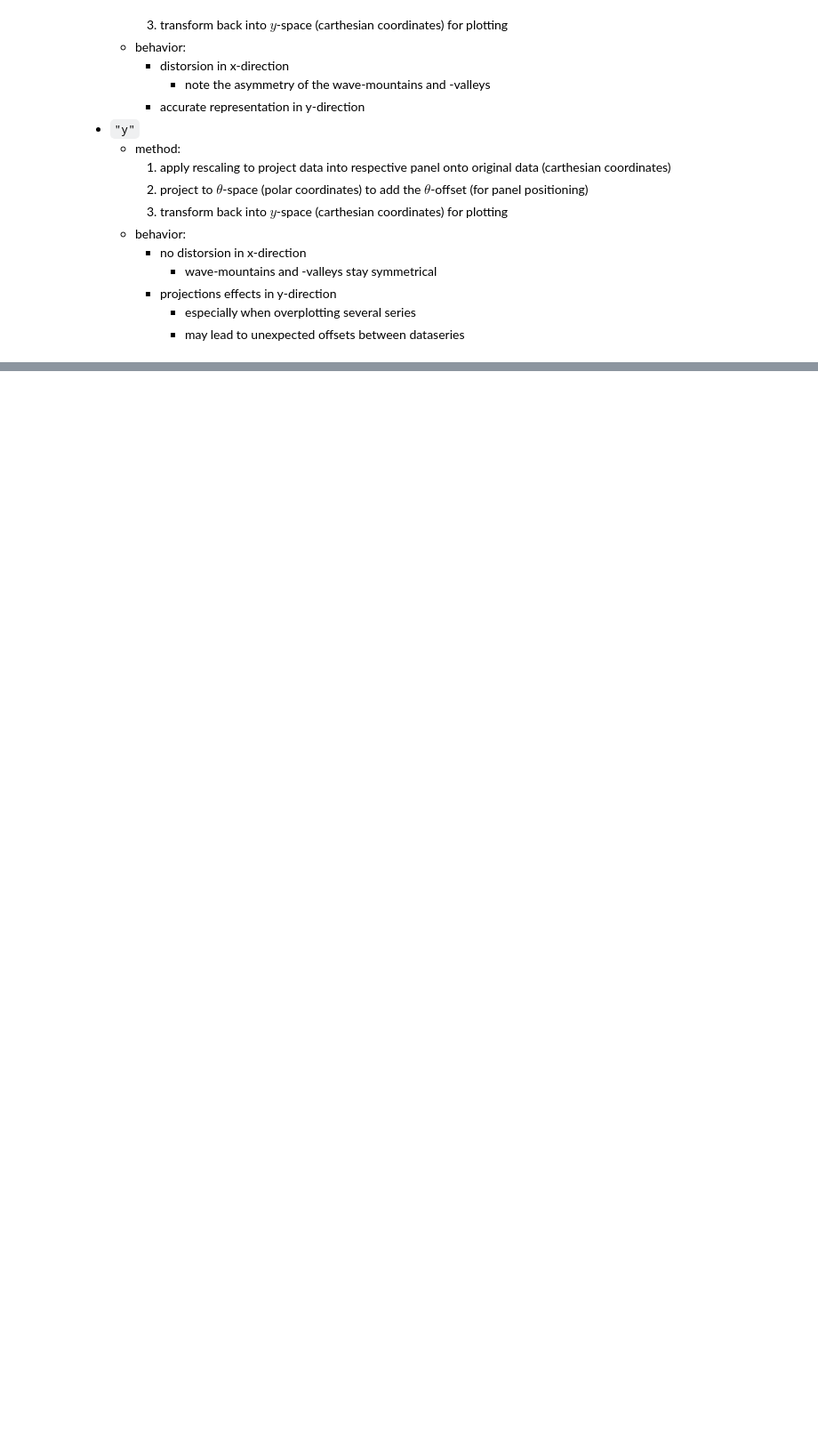
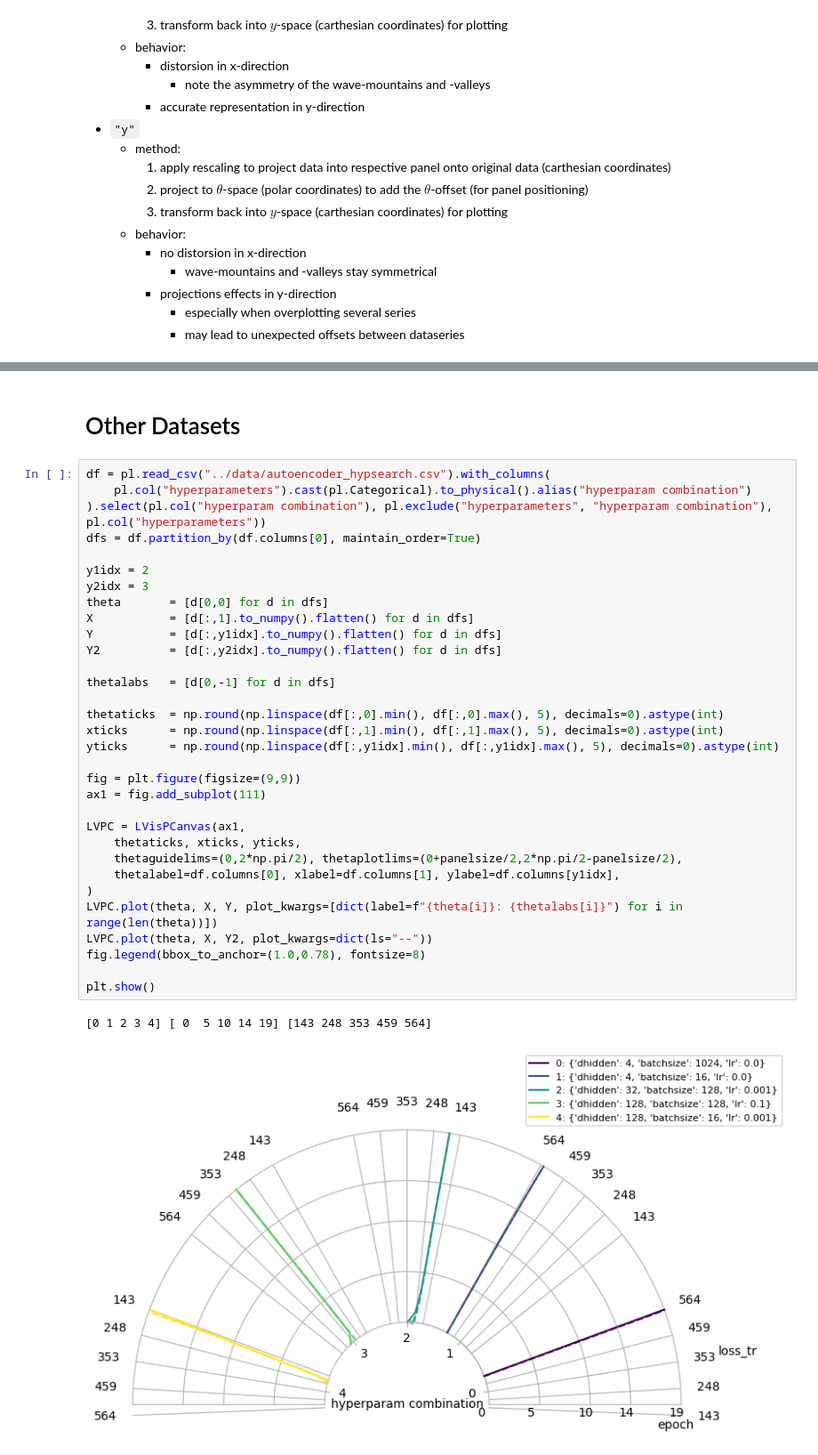
Before and after one commit to TheRedElement/LStein, a Jupyter notebook: src_py_demo/LVisP_demo.ipynb, the cells around one changed output, grey strips where cells are left out. Shown at 89% size. Cells and saved outputs as stored; diff of their text form; blank space fills up the shorter version.

Commit message:
added example of applying to different data (learning curve)

```diff
--- a/src_py_demo/LVisP_demo.ipynb
+++ b/src_py_demo/LVisP_demo.ipynb
@@ -267,0 +268,37 @@ plt.show()
+# %% [markdown]
+# Other Datasets
+# %%
+df = pl.read_csv("../data/autoencoder_hypsearch.csv").with_columns(
+    pl.col("hyperparameters").cast(pl.Categorical).to_physical().alias("hyperparam combination")
+).select(pl.col("hyperparam combination"), pl.exclude("hyperparameters", "hyperparam combination"), pl.col("hyperparameters"))
+dfs = df.partition_by(df.columns[0], maintain_order=True)
+
+y1idx = 2
+y2idx = 3
+theta       = [d[0,0] for d in dfs]
+X           = [d[:,1].to_numpy().flatten() for d in dfs]
+Y           = [d[:,y1idx].to_numpy().flatten() for d in dfs]
+Y2          = [d[:,y2idx].to_numpy().flatten() for d in dfs]
+
+thetalabs   = [d[0,-1] for d in dfs]
+
+thetaticks  = np.round(np.linspace(df[:,0].min(), df[:,0].max(), 5), decimals=0).astype(int)
+xticks      = np.round(np.linspace(df[:,1].min(), df[:,1].max(), 5), decimals=0).astype(int)
+yticks      = np.round(np.linspace(df[:,y1idx].min(), df[:,y1idx].max(), 5), decimals=0).astype(int)
+
+fig = plt.figure(figsize=(9,9))
+ax1 = fig.add_subplot(111)
+
+LVPC = LVisPCanvas(ax1,
+    thetaticks, xticks, yticks,
+    thetaguidelims=(0,2*np.pi/2), thetaplotlims=(0+panelsize/2,2*np.pi/2-panelsize/2),
+    thetalabel=df.columns[0], xlabel=df.columns[1], ylabel=df.columns[y1idx],
+)
+LVPC.plot(theta, X, Y, plot_kwargs=[dict(label=f"{theta[i]}: {thetalabs[i]}") for i in range(len(theta))])
+LVPC.plot(theta, X, Y2, plot_kwargs=dict(ls="--"))
+fig.legend(bbox_to_anchor=(1.0,0.78), fontsize=8)
+
+plt.show()
+# %% [output]
+[0 1 2 3 4] [ 0  5 10 14 19] [143 248 353 459 564]
+[figure, added]
```
Also changed, not shown: parts of 3 cells of this notebook, 2 other files.
